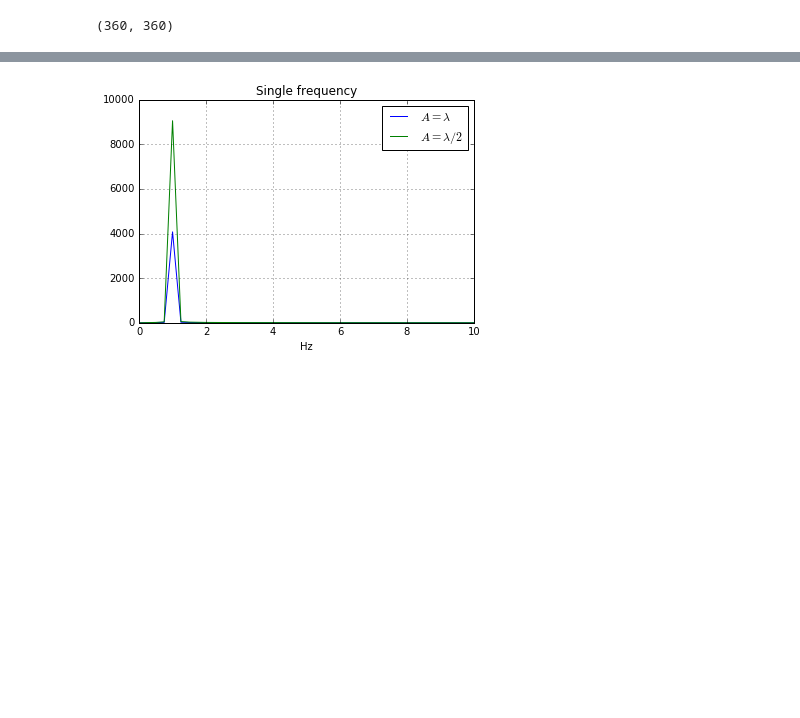
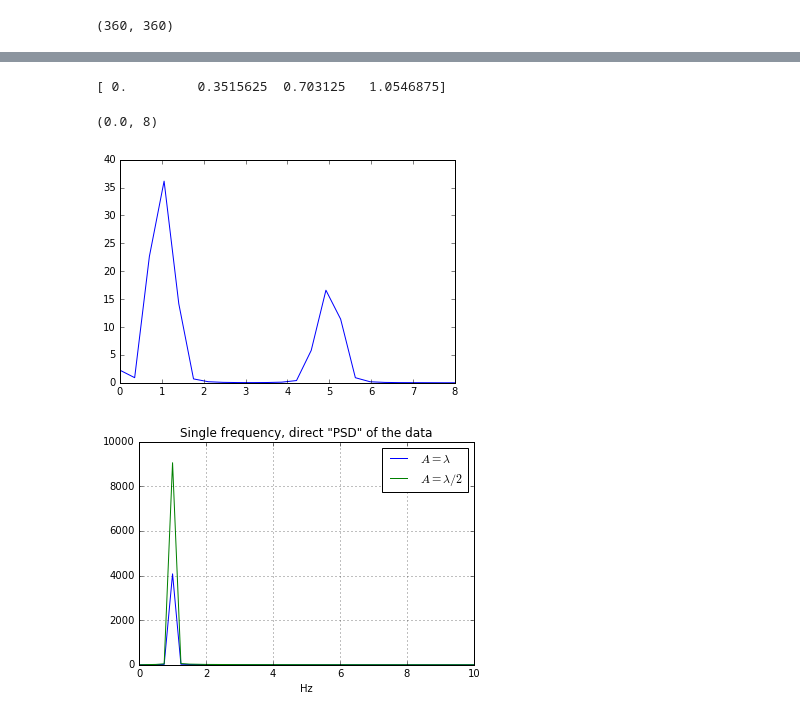
Before and after one commit to josesoyo/Ray-Tracing, a Jupyter notebook: notebooks/FourierTest.ipynb, the cells around one changed output, grey strips where cells are left out. Cells and saved outputs as stored; diff of their text form; code cells hidden in the pictures; blank space fills up the shorter version.

```diff
--- a/notebooks/FourierTest.ipynb
+++ b/notebooks/FourierTest.ipynb
@@ -330,3 +255,11 @@ plt.savefig('upconversion.png')
+# %%
+print(wm_s[0][0:4])
+plt.plot(wm_s[0],np.sqrt(wm_s[1]))
+plt.xlim(xmax = 8)
+# %% [output]
+[ 0.         0.3515625  0.703125   1.0546875]
+(0.0, 8)
+[figure, added]
 # %%
 plt.plot(x[361:],mta[0:360],label="$A=\lambda$") #[80:ma+80 [0:ma]
 plt.plot(x[361:],mta1[0:360],label="$A=\lambda/2$")
@@ -335,14 +268,14 @@ plt.legend()
 plt.xlabel('Hz')
 plt.xlim(0,10)
 #plt.ylim(-10)
-plt.title('Single frequency')
+plt.title('Single frequency, direct "PSD" of the data')
 plt.yticks()
 plt.grid()
 plt.savefig('SingleFreq.png')
 
 plt.show()
 # %% [output]
-[figure, old version]
+[figure, new version]
 # %%
 plt.plot(xta[80:ma+80],mtb[0:ma],label="$A=\lambda$") #[80:ma+80 [0:ma]
 plt.plot(xta[80:ma+80],mtb1[0:ma],label="$A=\lambda/2$")
```
Also changed, not shown: parts of 31 cells of this notebook, 20 other files.
